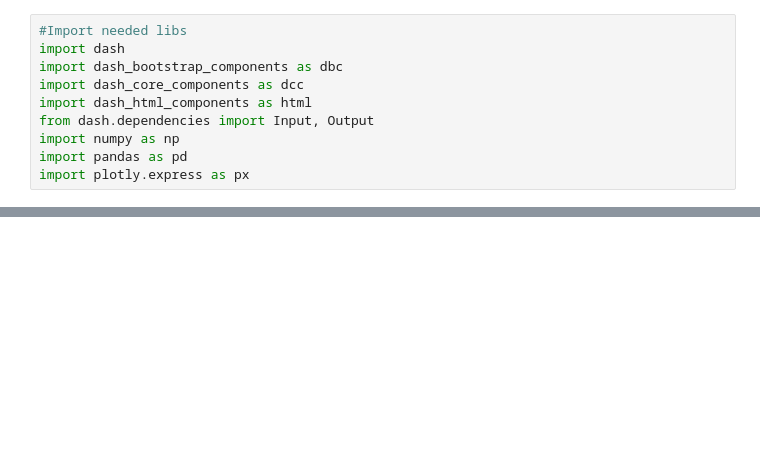
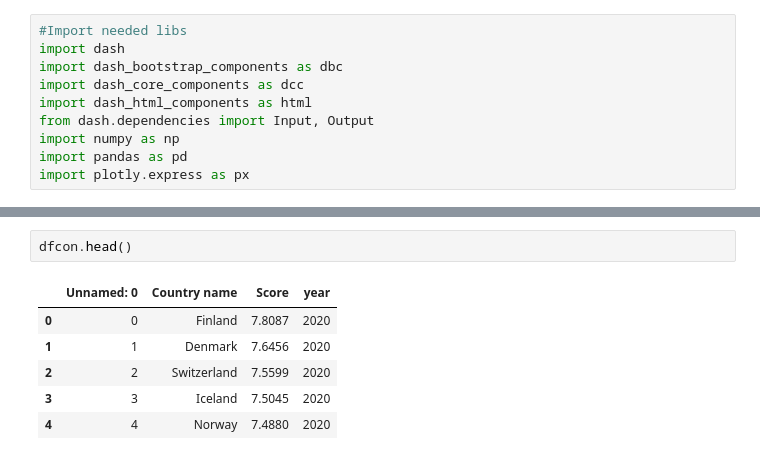
Before and after one commit to RosenV95/WHI_visualization_dashboard, a Jupyter notebook: 2IMV20-2-26.ipynb, the cells around one changed output, grey strips where cells are left out. Cells and saved outputs as stored; diff of their text form; blank space fills up the shorter version.

```diff
--- a/2IMV20-2-26.ipynb
+++ b/2IMV20-2-26.ipynb
@@ -17,0 +29,9 @@ fig = px.scatter(df, x='Country name', y='Ladder score 2020', color='Ladder scor
+# %%
+dfcon.head()
+# %% [output]
+|  | Unnamed: 0 | Country name | Score | year |
+| 0 | 0 | Finland | 7.8087 | 2020 |
+| 1 | 1 | Denmark | 7.6456 | 2020 |
+| 2 | 2 | Switzerland | 7.5599 | 2020 |
+| 3 | 3 | Iceland | 7.5045 | 2020 |
+| 4 | 4 | Norway | 7.4880 | 2020 |
```
Also changed, not shown: parts of 9 cells of this notebook, 1 other file.
